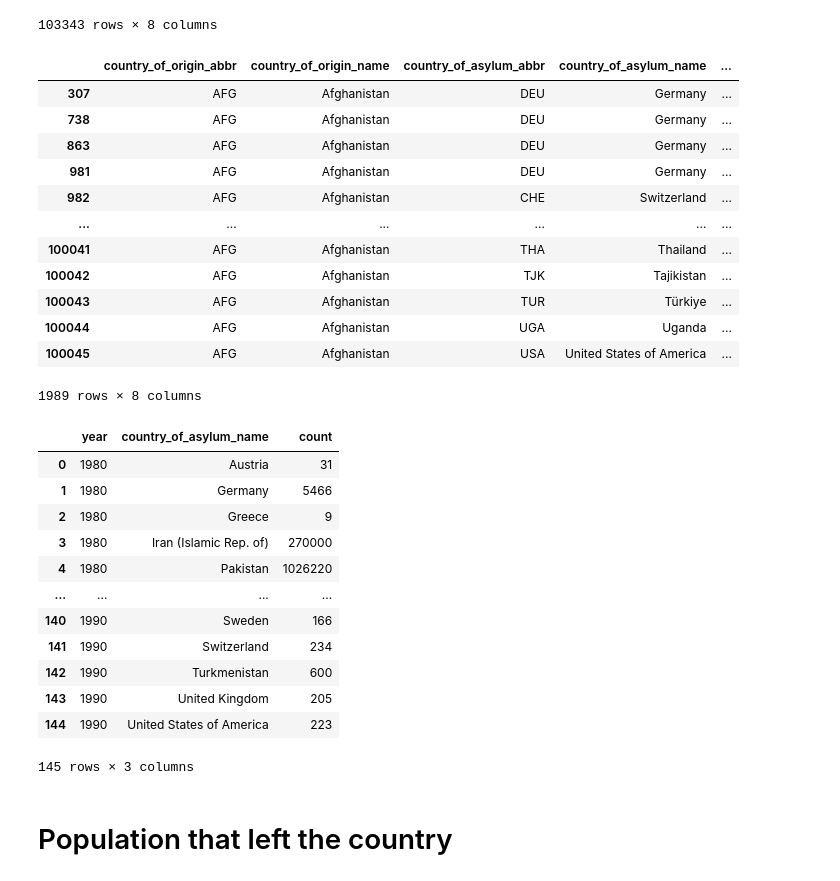
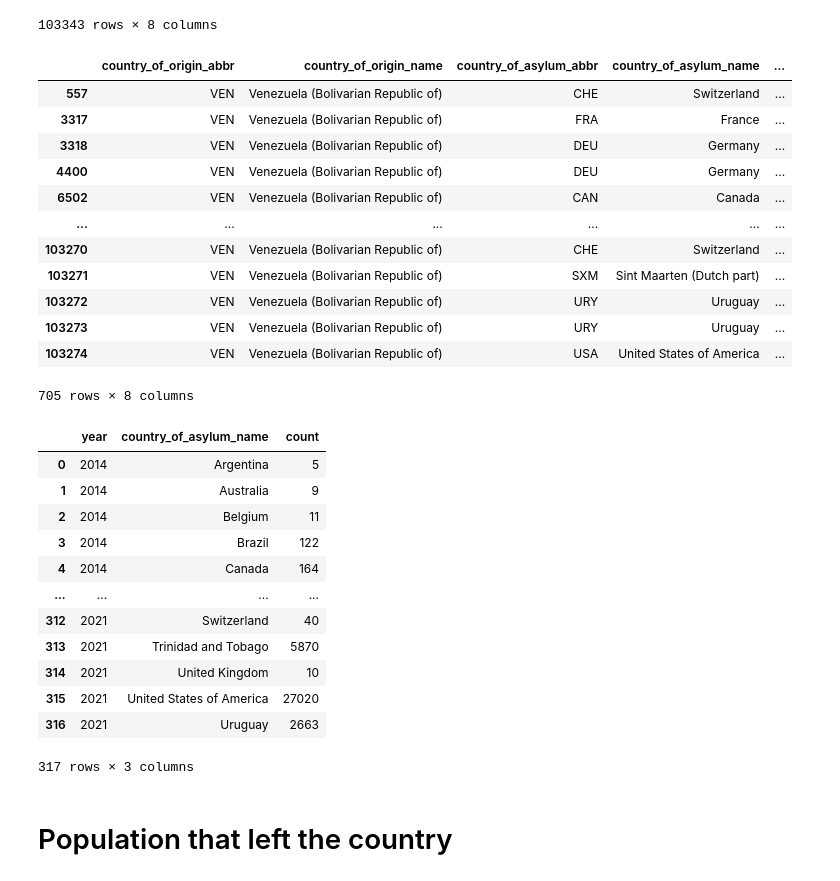
Before and after one commit to EuVV22/AsylumAnalysis, a Jupyter notebook: Asylum Analysis - 05 - Especific country situation.ipynb, the cells around one changed output. Saved outputs shown, nothing was run; the diff lists cells and outputs as text; code cells hidden in the pictures.

```diff
--- a/Asylum Analysis - 05 - Especific country situation.ipynb
+++ b/Asylum Analysis - 05 - Especific country situation.ipynb
@@ -25,45 +25,45 @@ asylum
 103343 rows × 8 columns
 # %%
 # Timeline of the afghanistan migration
-afghanistan = asylum[asylum['country_of_origin_name'] == 'Afghanistan']
+afghanistan = asylum[asylum['country_of_origin_abbr'] == 'VEN']
 afghanistan
 # %% [output]
 |  | country_of_origin_abbr | country_of_origin_name | country_of_asylum_abbr | country_of_asylum_name | ... |
-| 307 | AFG | Afghanistan | DEU | Germany | ... |
-| 738 | AFG | Afghanistan | DEU | Germany | ... |
-| 863 | AFG | Afghanistan | DEU | Germany | ... |
-| 981 | AFG | Afghanistan | DEU | Germany | ... |
-| 982 | AFG | Afghanistan | CHE | Switzerland | ... |
+| 557 | VEN | Venezuela (Bolivarian Republic of) | CHE | Switzerland | ... |
+| 3317 | VEN | Venezuela (Bolivarian Republic of) | FRA | France | ... |
+| 3318 | VEN | Venezuela (Bolivarian Republic of) | DEU | Germany | ... |
+| 4400 | VEN | Venezuela (Bolivarian Republic of) | DEU | Germany | ... |
+| 6502 | VEN | Venezuela (Bolivarian Republic of) | CAN | Canada | ... |
 | ... | ... | ... | ... | ... | ... |
-| 100041 | AFG | Afghanistan | THA | Thailand | ... |
-| 100042 | AFG | Afghanistan | TJK | Tajikistan | ... |
-| 100043 | AFG | Afghanistan | TUR | Türkiye | ... |
-| 100044 | AFG | Afghanistan | UGA | Uganda | ... |
-| 100045 | AFG | Afghanistan | USA | United States of America | ... |
+| 103270 | VEN | Venezuela (Bolivarian Republic of) | CHE | Switzerland | ... |
+| 103271 | VEN | Venezuela (Bolivarian Republic of) | SXM | Sint Maarten (Dutch part) | ... |
+| 103272 | VEN | Venezuela (Bolivarian Republic of) | URY | Uruguay | ... |
+| 103273 | VEN | Venezuela (Bolivarian Republic of) | URY | Uruguay | ... |
+| 103274 | VEN | Venezuela (Bolivarian Republic of) | USA | United States of America | ... |
-1989 rows × 8 columns
+705 rows × 8 columns
 # %%
 fig = px.line(afghanistan.groupby('year').agg({'count' : 'sum'}).reset_index(), x='year', y='count')
 fig.show()
 # %%
 # What countries received the migration?
 
-period = afghanistan[(afghanistan['year'] >= 1980) & (afghanistan['year'] <= 1990)]
+period = afghanistan[(afghanistan['year'] >= 2014) & (afghanistan['year'] <= 2021)]
 country_of_asylum = period.groupby(['year', 'country_of_asylum_name']).agg({'count' : 'sum'}).reset_index()
 country_of_asylum
 # %% [output]
 |  | year | country_of_asylum_name | count |
-| 0 | 1980 | Austria | 31 |
-| 1 | 1980 | Germany | 5466 |
-| 2 | 1980 | Greece | 9 |
-| 3 | 1980 | Iran (Islamic Rep. of) | 270000 |
-| 4 | 1980 | Pakistan | 1026220 |
+| 0 | 2014 | Argentina | 5 |
+| 1 | 2014 | Australia | 9 |
+| 2 | 2014 | Belgium | 11 |
+| 3 | 2014 | Brazil | 122 |
+| 4 | 2014 | Canada | 164 |
 | ... | ... | ... | ... |
-| 140 | 1990 | Sweden | 166 |
-| 141 | 1990 | Switzerland | 234 |
-| 142 | 1990 | Turkmenistan | 600 |
-| 143 | 1990 | United Kingdom | 205 |
-| 144 | 1990 | United States of America | 223 |
+| 312 | 2021 | Switzerland | 40 |
+| 313 | 2021 | Trinidad and Tobago | 5870 |
+| 314 | 2021 | United Kingdom | 10 |
+| 315 | 2021 | United States of America | 27020 |
+| 316 | 2021 | Uruguay | 2663 |
-145 rows × 3 columns
+317 rows × 3 columns
 # %%
 fig = px.bar(country_of_asylum, x='year', y='count', color='country_of_asylum_name')
 fig.show()
```
Also changed, not shown: parts of 14 cells of this notebook.
